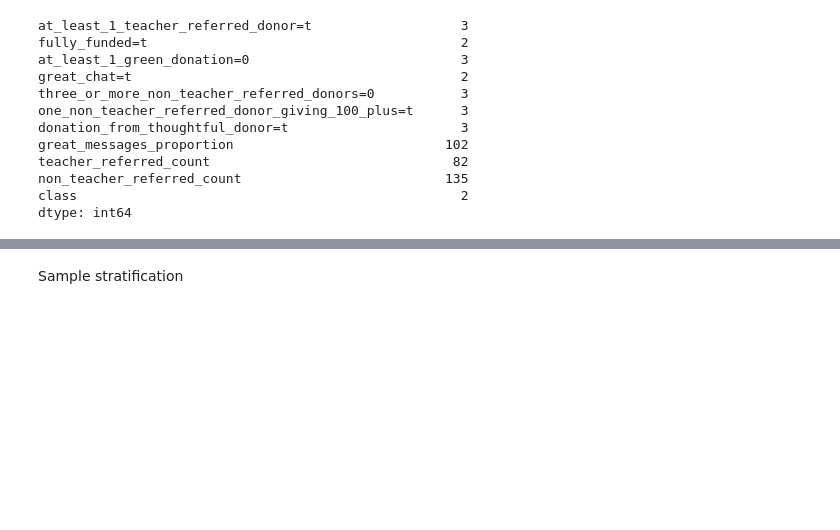
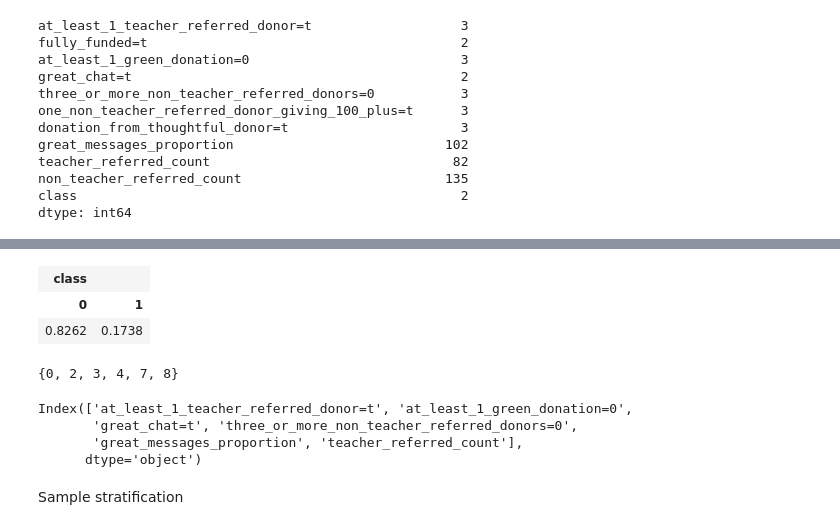
Before and after one commit to kpapdac/anomaly_detection, a Jupyter notebook: examples/anomaly_classifier.ipynb, the cells around one changed output, grey strips where cells are left out. Drawn from its saved outputs; the diff is of its cells as text; code cells hidden in the pictures; blank space fills up the shorter version.

```diff
--- a/examples/anomaly_classifier.ipynb
+++ b/examples/anomaly_classifier.ipynb
@@ -57,2 +135,23 @@ dtype: int64
+# %%
+ie=gum.LazyPropagation(bn_donors)
+ie.setEvidence({'great_messages_proportion': '(0.66, 1.0]'})
+ie.makeInference()
+ie.posterior("class")
+# %% [output]
+| class |  |
+| 0 | 1 |
+| 0.8262 | 0.1738 |
+# %%
+bn_donors.parents('class')
+# %% [output]
+{0, 2, 3, 4, 7, 8}
+# %%
+parents = treated.iloc[:,list(bn_donors.parents('class'))].columns
+print(parents)
+# %% [output]
+Index(['at_least_1_teacher_referred_donor=t', 'at_least_1_green_donation=0',
+       'great_chat=t', 'three_or_more_non_teacher_referred_donors=0',
+       'great_messages_proportion', 'teacher_referred_count'],
+      dtype='object')
 # %% [markdown]
 Sample stratification
```
Also changed, not shown: parts of 20 cells of this notebook, 2 other files.
